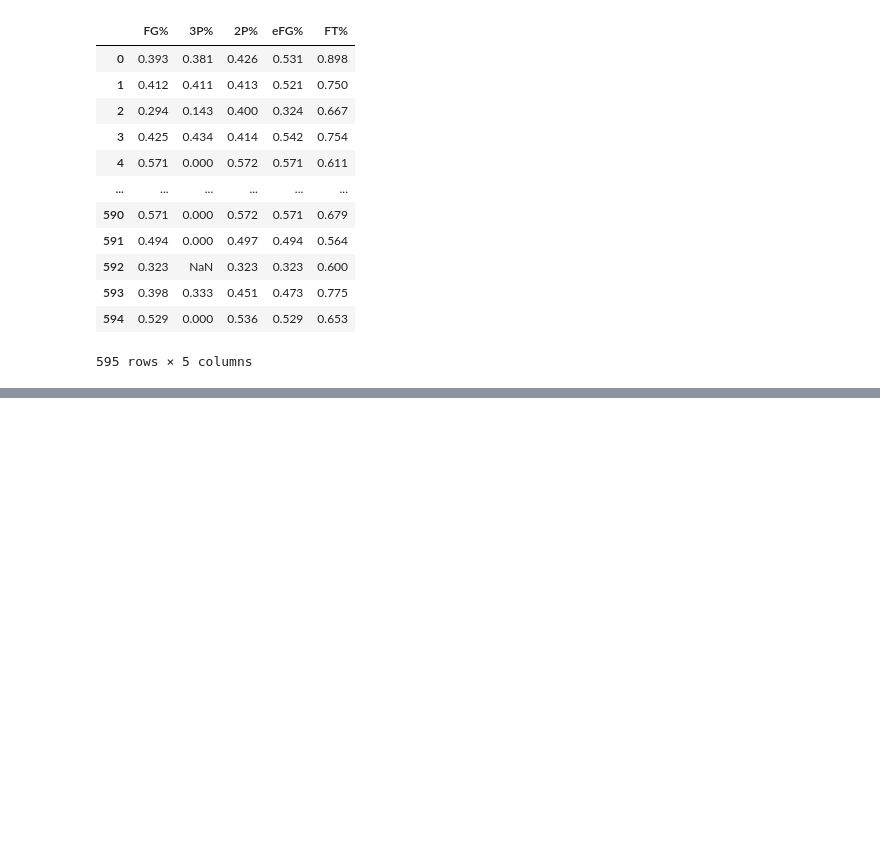
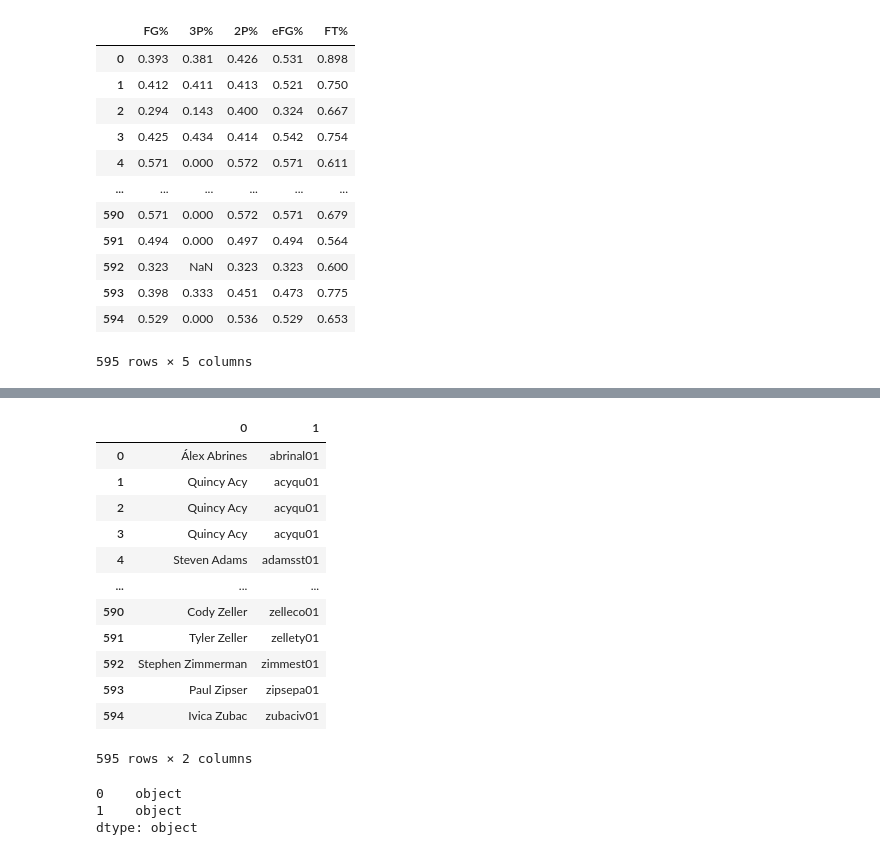
Before and after one commit to asitkumar26/nba-player-analytics, a Jupyter notebook: Pre-processing/preprocessing_data/explore_data_stat_201617.ipynb, the cells around one changed output, grey strips where cells are left out. Saved outputs shown, nothing was run; the diff lists cells and outputs as text; code cells hidden in the pictures; blank space fills up the shorter version.

Commit message:
Spliting Column into player_name and player_id

```diff
--- a/Pre-processing/preprocessing_data/explore_data_stat_201617.ipynb
+++ b/Pre-processing/preprocessing_data/explore_data_stat_201617.ipynb
@@ -359,0 +378,24 @@ player_stats_201617_clean_df.to_csv(r'../../Resources/PreprocessedDataFiles/NBA
+# %%
+# Splits the Name Column into two columns and add it to Dataframe
+split_name_df = player_stats_201617_clean_df['Player'].str.split("\\", n = 1, expand = True)
+split_name_df
+# %% [output]
+|  | 0 | 1 |
+| 0 | Álex Abrines | abrinal01 |
+| 1 | Quincy Acy | acyqu01 |
+| 2 | Quincy Acy | acyqu01 |
+| 3 | Quincy Acy | acyqu01 |
+| 4 | Steven Adams | adamsst01 |
+| ... | ... | ... |
+| 590 | Cody Zeller | zelleco01 |
+| 591 | Tyler Zeller | zellety01 |
+| 592 | Stephen Zimmerman | zimmest01 |
+| 593 | Paul Zipser | zipsepa01 |
+| 594 | Ivica Zubac | zubaciv01 |
+595 rows × 2 columns
+# %%
+split_name_df.dtypes
+# %% [output]
+0    object
+1    object
+dtype: object
```
Also changed, not shown: parts of 29 cells of this notebook, 1 other file.
